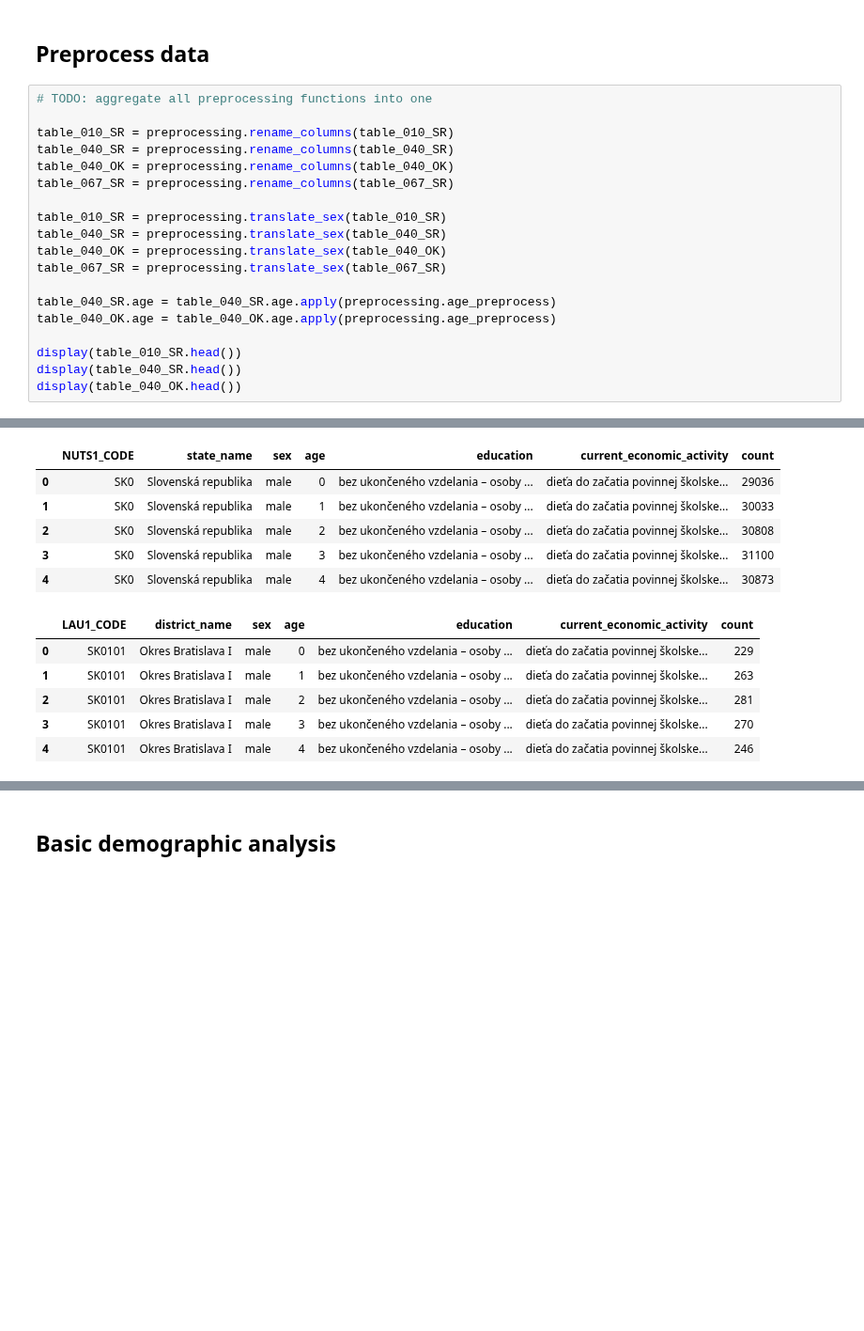
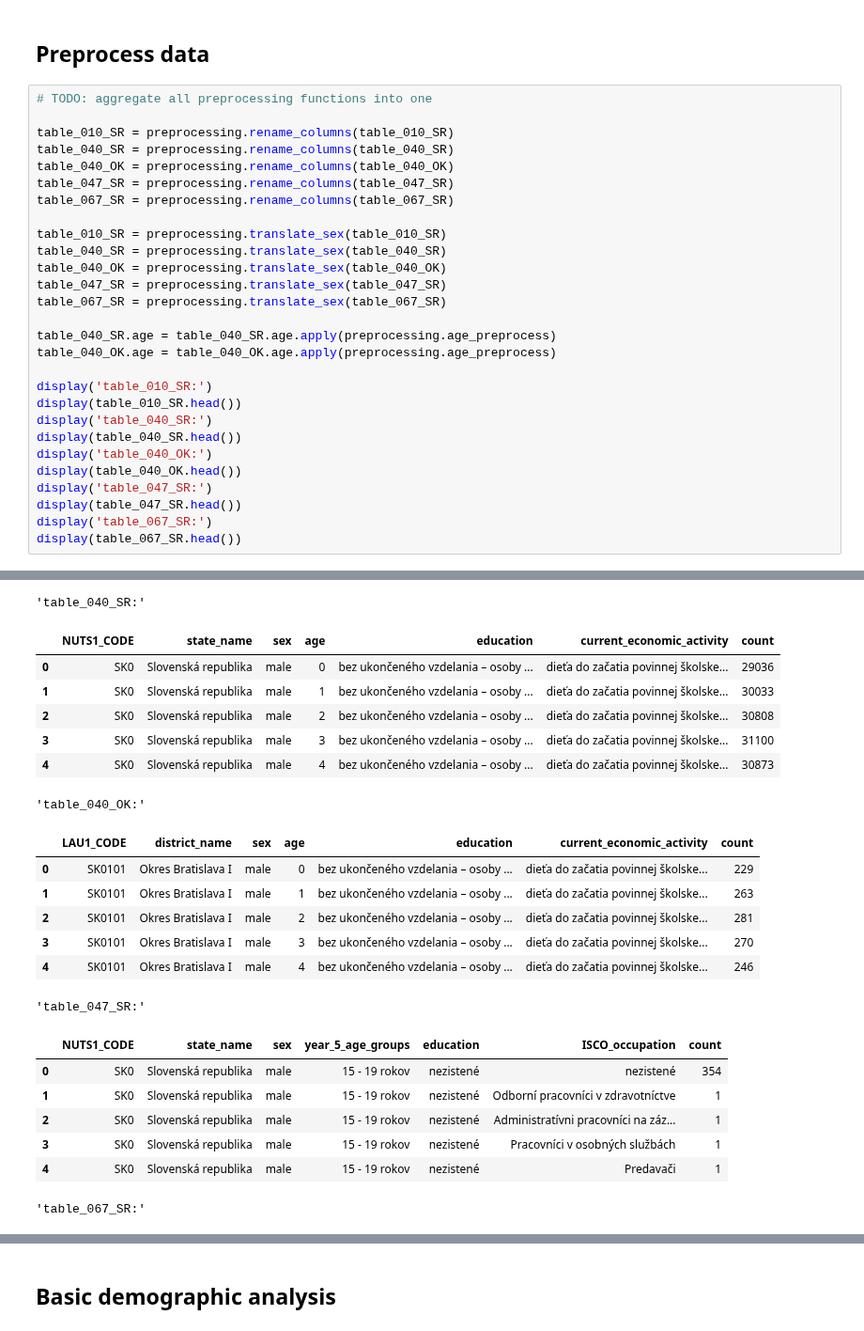
Before and after one commit to AndruKP/mathprofi-education, a Jupyter notebook: education_aggregate.ipynb, the cells around one changed output, grey strips where cells are left out. Shown at 94% size. Drawn from its saved outputs; the diff is of its cells as text; blank space fills up the shorter version.

```diff
--- a/education_aggregate.ipynb
+++ b/education_aggregate.ipynb
@@ -84,17 +96,26 @@ display(districts_table.head())
 table_010_SR = preprocessing.rename_columns(table_010_SR)
 table_040_SR = preprocessing.rename_columns(table_040_SR)
 table_040_OK = preprocessing.rename_columns(table_040_OK)
+table_047_SR = preprocessing.rename_columns(table_047_SR)
 table_067_SR = preprocessing.rename_columns(table_067_SR)
 
 table_010_SR = preprocessing.translate_sex(table_010_SR)
 table_040_SR = preprocessing.translate_sex(table_040_SR)
 table_040_OK = preprocessing.translate_sex(table_040_OK)
+table_047_SR = preprocessing.translate_sex(table_047_SR)
 table_067_SR = preprocessing.translate_sex(table_067_SR)
 
 table_040_SR.age = table_040_SR.age.apply(preprocessing.age_preprocess)
 table_040_OK.age = table_040_OK.age.apply(preprocessing.age_preprocess)
 
+display('table_010_SR:')
 display(table_010_SR.head())
+display('table_040_SR:')
 display(table_040_SR.head())
+display('table_040_OK:')
 display(table_040_OK.head())
+display('table_047_SR:')
+display(table_047_SR.head())
+display('table_067_SR:')
+display(table_067_SR.head())
 # %% [output]
@@ -101,18 +123,28 @@ display(table_040_OK.head())
 |  | NUTS1_CODE | state_name | sex | economical_age_groups | education | count |
 | 0 | SK0 | Slovenská republika | male | predproduktívny vek (0-14 rokov) | nezistené | 6301 |
 | 1 | SK0 | Slovenská republika | male | predproduktívny vek (0-14 rokov) | základné vzdelanie (bližšie neuve... | 1 |
 | 2 | SK0 | Slovenská republika | male | predproduktívny vek (0-14 rokov) | základné vzdelanie - 1. stupeň zá... | 117157 |
 | 3 | SK0 | Slovenská republika | male | predproduktívny vek (0-14 rokov) | základné vzdelanie - 2. stupeň zá... | 66 |
 | 4 | SK0 | Slovenská republika | male | predproduktívny vek (0-14 rokov) | bez ukončeného vzdelania – osoby ... | 320751 |
+'table_040_SR:'
 |  | NUTS1_CODE | state_name | sex | age | education | current_economic_activity | count |
 | 0 | SK0 | Slovenská republika | male | 0 | bez ukončeného vzdelania – osoby ... | dieťa do začatia povinnej školske... | 29036 |
 | 1 | SK0 | Slovenská republika | male | 1 | bez ukončeného vzdelania – osoby ... | dieťa do začatia povinnej školske... | 30033 |
 | 2 | SK0 | Slovenská republika | male | 2 | bez ukončeného vzdelania – osoby ... | dieťa do začatia povinnej školske... | 30808 |
 | 3 | SK0 | Slovenská republika | male | 3 | bez ukončeného vzdelania – osoby ... | dieťa do začatia povinnej školske... | 31100 |
 | 4 | SK0 | Slovenská republika | male | 4 | bez ukončeného vzdelania – osoby ... | dieťa do začatia povinnej školske... | 30873 |
+'table_040_OK:'
 |  | LAU1_CODE | district_name | sex | age | education | current_economic_activity | count |
 | 0 | SK0101 | Okres Bratislava I | male | 0 | bez ukončeného vzdelania – osoby ... | dieťa do začatia povinnej školske... | 229 |
 | 1 | SK0101 | Okres Bratislava I | male | 1 | bez ukončeného vzdelania – osoby ... | dieťa do začatia povinnej školske... | 263 |
 | 2 | SK0101 | Okres Bratislava I | male | 2 | bez ukončeného vzdelania – osoby ... | dieťa do začatia povinnej školske... | 281 |
 | 3 | SK0101 | Okres Bratislava I | male | 3 | bez ukončeného vzdelania – osoby ... | dieťa do začatia povinnej školske... | 270 |
 | 4 | SK0101 | Okres Bratislava I | male | 4 | bez ukončeného vzdelania – osoby ... | dieťa do začatia povinnej školske... | 246 |
+'table_047_SR:'
+|  | NUTS1_CODE | state_name | sex | year_5_age_groups | education | ISCO_occupation | count |
+| 0 | SK0 | Slovenská republika | male | 15 - 19 rokov | nezistené | nezistené | 354 |
+| 1 | SK0 | Slovenská republika | male | 15 - 19 rokov | nezistené | Odborní pracovníci v zdravotníctve | 1 |
+| 2 | SK0 | Slovenská republika | male | 15 - 19 rokov | nezistené | Administratívni pracovníci na záz... | 1 |
+| 3 | SK0 | Slovenská republika | male | 15 - 19 rokov | nezistené | Pracovníci v osobných službách | 1 |
+| 4 | SK0 | Slovenská republika | male | 15 - 19 rokov | nezistené | Predavači | 1 |
+'table_067_SR:'
```
Also changed, not shown: parts of 23 cells of this notebook.
